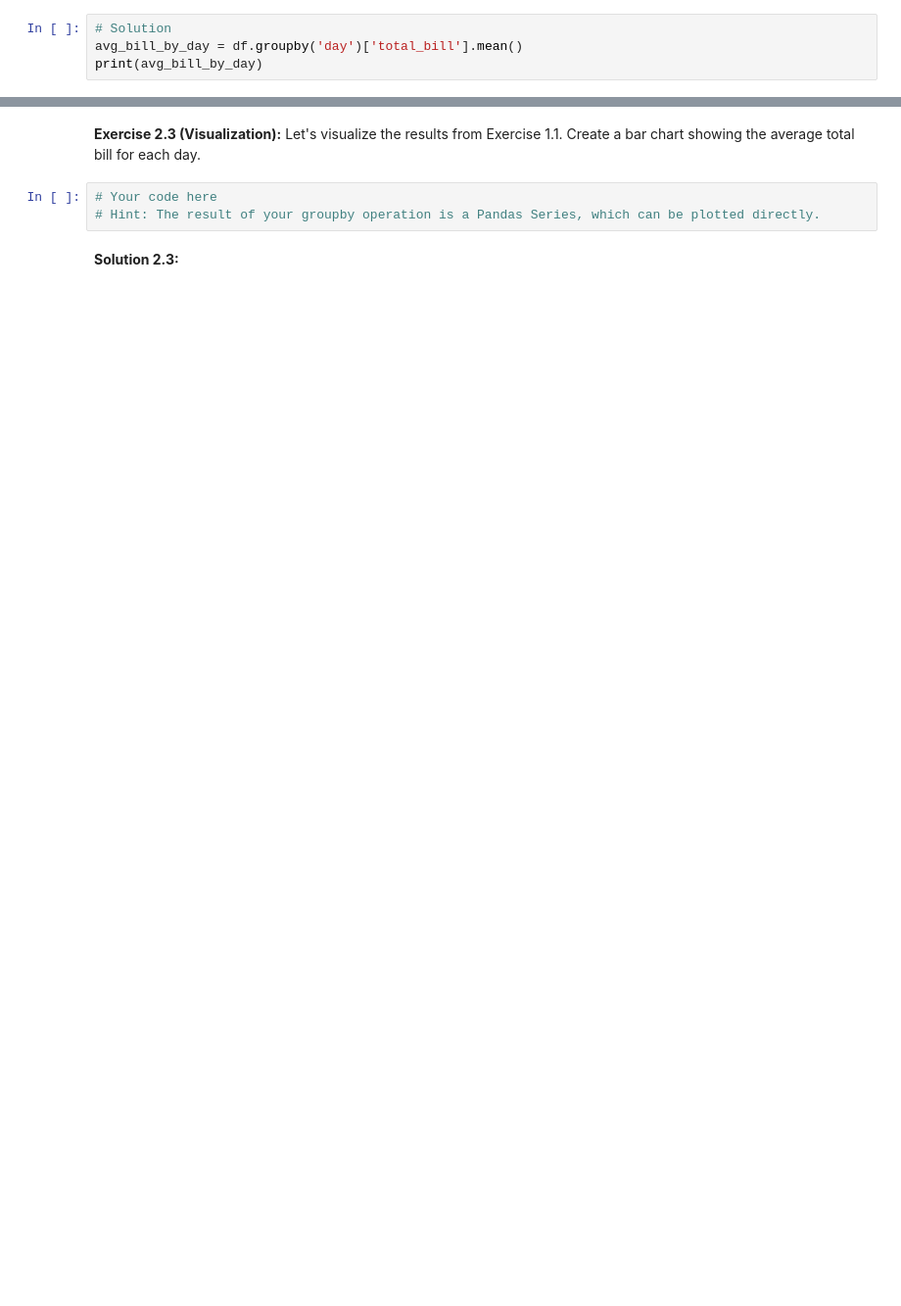
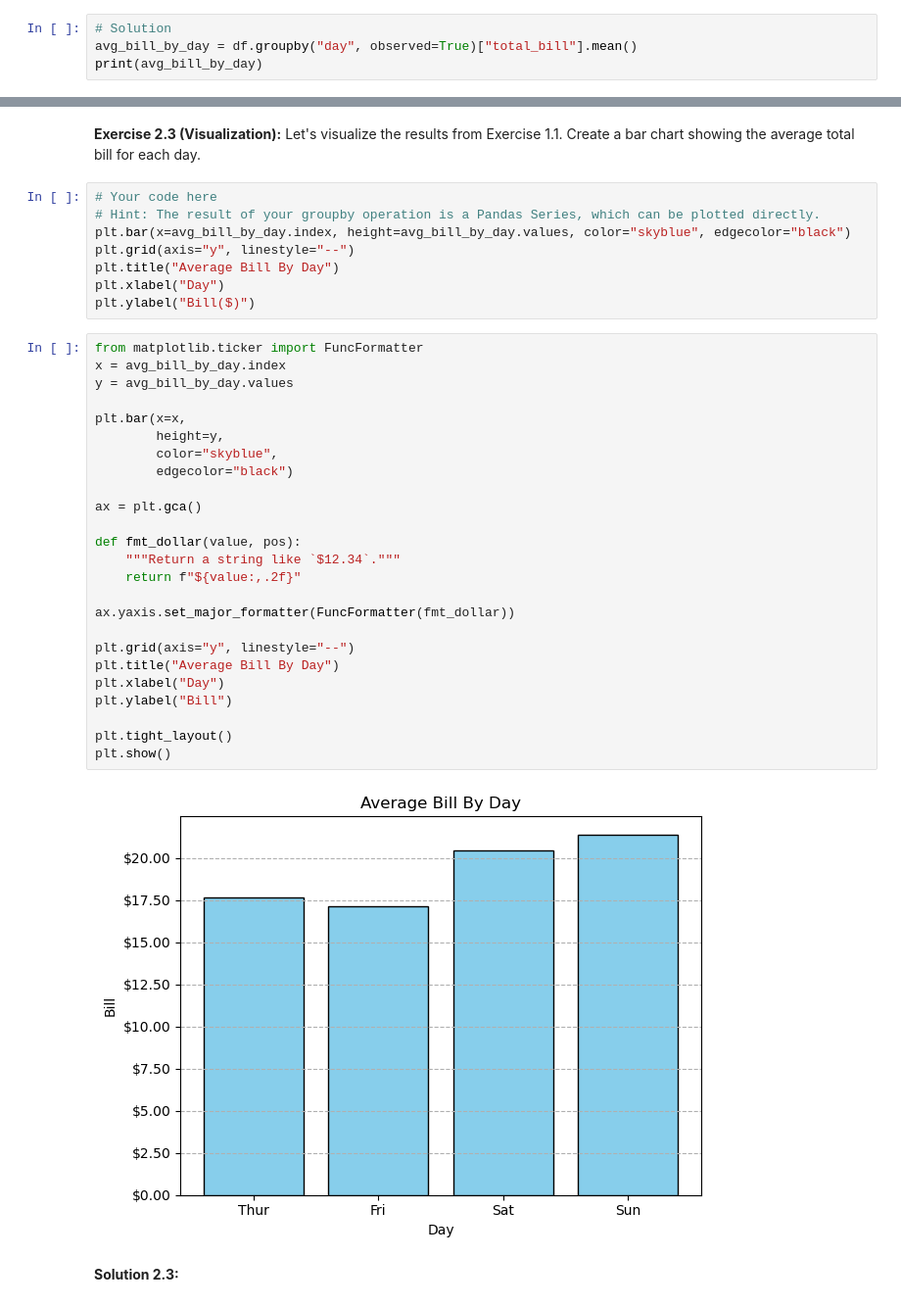
Before and after one commit to rksfn/scipy, a Jupyter notebook: week2_advanced_topics_and_scientific_computing/day08_grouping_and_aggregation_with_pd.ipynb, the cells around one changed output, grey strips where cells are left out. Shown at 98% size. Drawn from its saved outputs; the diff is of its cells as text; blank space fills up the shorter version.

```diff
--- a/week2_advanced_topics_and_scientific_computing/day08_grouping_and_aggregation_with_pd.ipynb
+++ b/week2_advanced_topics_and_scientific_computing/day08_grouping_and_aggregation_with_pd.ipynb
@@ -35,5 +62,5 @@ When you use `.groupby()`, Pandas creates a special `DataFrameGroupBy` object. T
 **Solution 1.1:**
 # %%
 # Solution
-avg_bill_by_day = df.groupby('day')['total_bill'].mean()
+avg_bill_by_day = df.groupby("day", observed=True)["total_bill"].mean()
 print(avg_bill_by_day)
@@ -101,6 +206,38 @@ print(detailed_agg)
 # %%
 # Your code here
 # Hint: The result of your groupby operation is a Pandas Series, which can be plotted directly.
+plt.bar(x=avg_bill_by_day.index, height=avg_bill_by_day.values, color="skyblue", edgecolor="black")
+plt.grid(axis="y", linestyle="--")
+plt.title("Average Bill By Day")
+plt.xlabel("Day")
+plt.ylabel("Bill($)")
+# %%
+from matplotlib.ticker import FuncFormatter
+x = avg_bill_by_day.index
+y = avg_bill_by_day.values
+
+plt.bar(x=x,
+        height=y,
+        color="skyblue",
+        edgecolor="black")
+
+ax = plt.gca()
+
+def fmt_dollar(value, pos):
+    """Return a string like `$12.34`."""
+    return f"${value:,.2f}"
+
+ax.yaxis.set_major_formatter(FuncFormatter(fmt_dollar))
+
+plt.grid(axis="y", linestyle="--")
+plt.title("Average Bill By Day")
+plt.xlabel("Day")
+plt.ylabel("Bill")
+
+plt.tight_layout()
+plt.show()
+# %% [output]
+[figure, added]
 # %% [markdown]
 **Solution 2.3:**
 # %%
```
Also changed, not shown: parts of 18 cells of this notebook.
